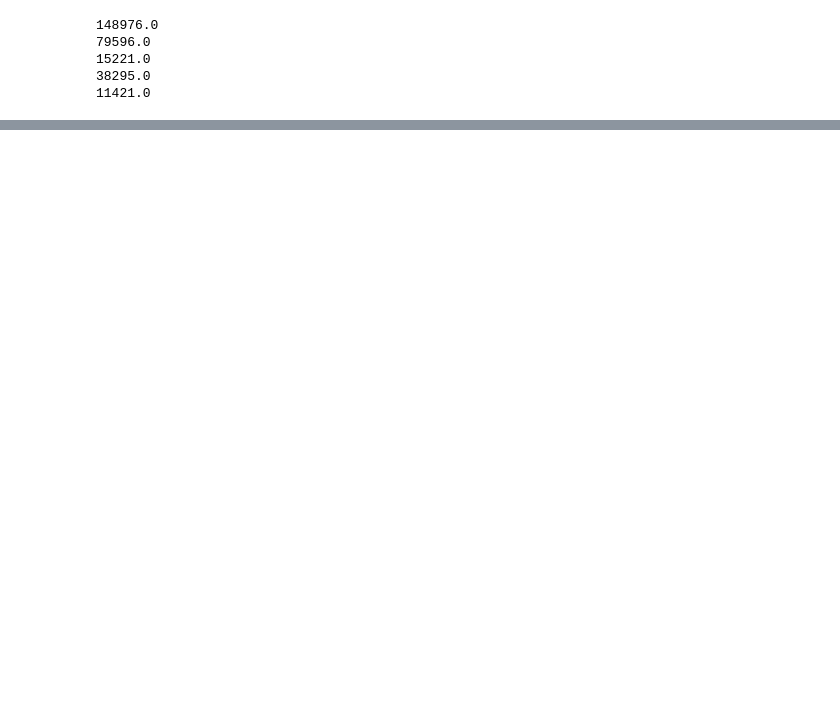
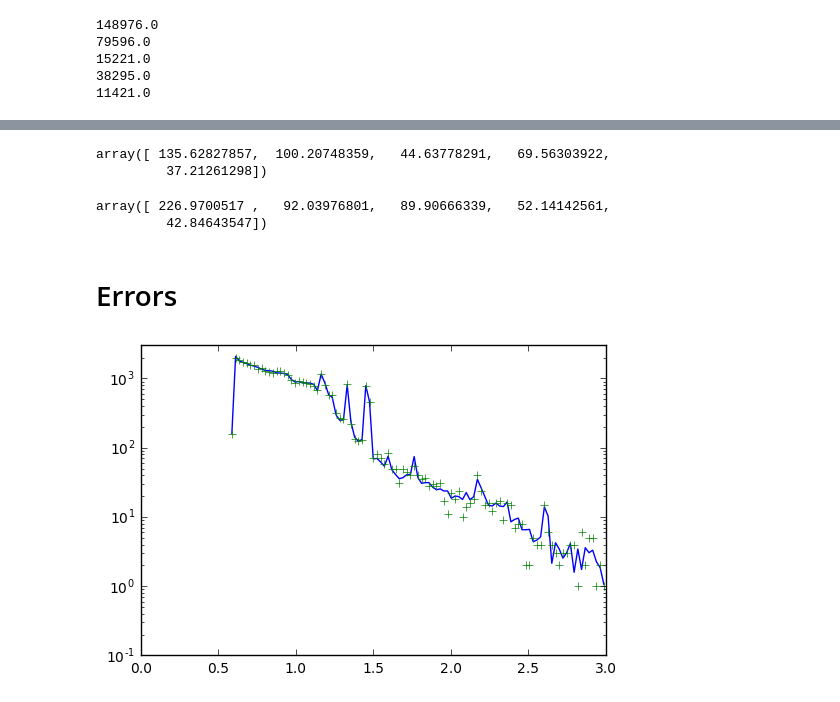
Before and after one commit to bpalmeiro/Next_Energy, a Jupyter notebook: Notebooks/Untitled.ipynb, the cells around one changed output, grey strips where cells are left out. Saved outputs shown, nothing was run; the diff lists cells and outputs as text; code cells hidden in the pictures; blank space fills up the shorter version.

```diff
--- a/Notebooks/Untitled.ipynb
+++ b/Notebooks/Untitled.ipynb
@@ -225,0 +303,15 @@ for i in q:
+# %%
+d = np.array([ 18395.0299483 ,  10041.53976801,   1992.53166339,   4839.01642561,
+         1384.77856453])
+d**0.5
+# %% [output]
+array([ 135.62827857,  100.20748359,   44.63778291,   69.56303922,
+         37.21261298])
+# %%
+((np.array([ 18395.0299483 ,  10041.53976801,   1992.53166339,   4839.01642561,
+         1384.77856453]) - np.array([148976.0,79596.0,15221.0,38295.0,11421.0])/8.)**2)**0.5
+# %% [output]
+array([ 226.9700517 ,   92.03976801,   89.90666339,   52.14142561,
+         42.84643547])
+# %% [markdown]
+# Errors
@@ -225,0 +325,4 @@ for i in q:
+# %%
+res = fit.FitLLM(nevslist,tol=1e-8,options={"maxiter":1000})
+# %% [output]
+[figure, added]
```
Also changed, not shown: parts of 28 cells of this notebook, 4 other files.
